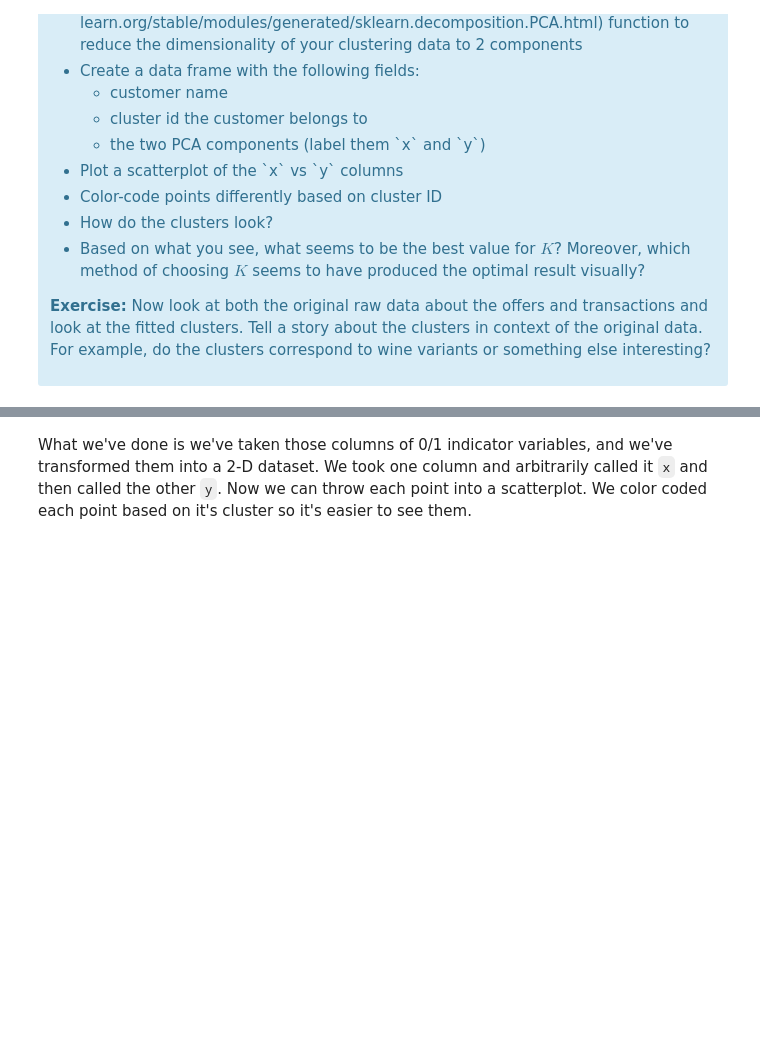
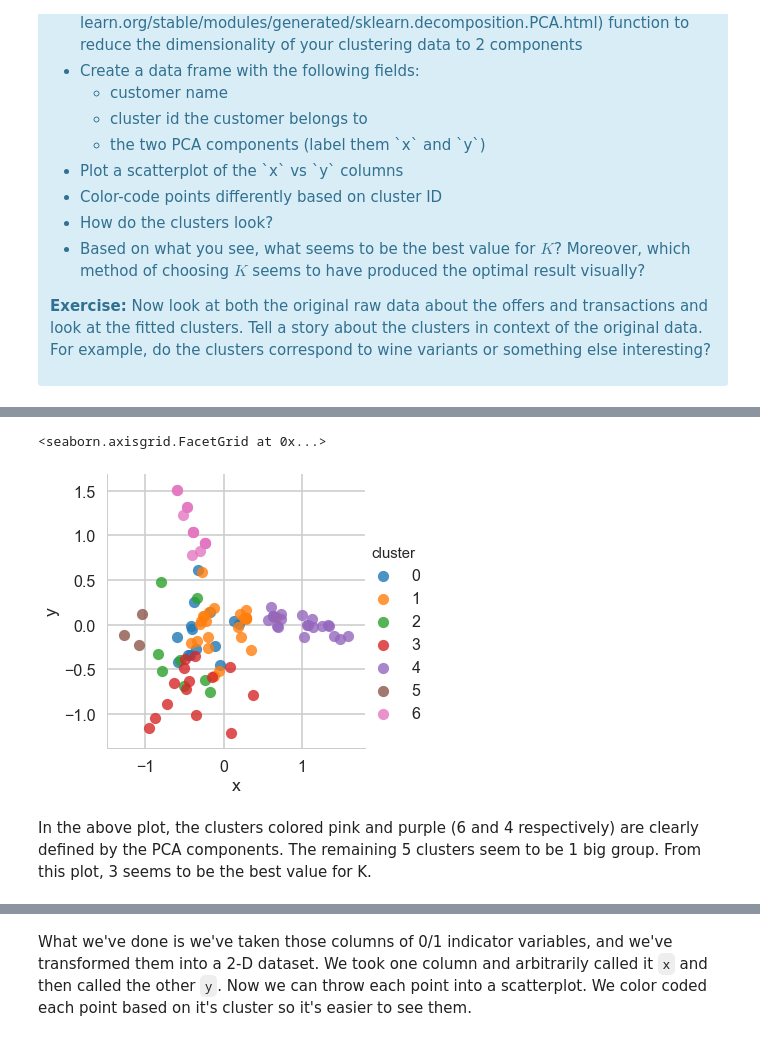
Before and after one commit to lakshv77/springboard, a Jupyter notebook: clustering/Mini_Project_Clustering.ipynb, the cells around one changed output, grey strips where cells are left out. Drawn from its saved outputs; the diff is of its cells as text; code cells hidden in the pictures; blank space fills up the shorter version.

Commit message:
Clustering project update

```diff
--- a/clustering/Mini_Project_Clustering.ipynb
+++ b/clustering/Mini_Project_Clustering.ipynb
@@ -339,0 +349,11 @@ This is only one use of PCA for dimension reduction. We can also use PCA when we
+# %%
+#your turn
+from sklearn.decomposition import PCA
+pca = PCA(n_components=2, random_state=0)
+
+customer_clusters = pd.DataFrame()
+customer_clusters['customer_name'] = customer_response.index
+customer_clusters['x'] = pca.fit_transform(x_cols)[:,0]
+customer_clusters['y'] = pca.fit_transform(x_cols)[:,1]
+customer_clusters['cluster'] = customer_response.cluster.values
+customer_clusters.head()
@@ -339,0 +367,7 @@ This is only one use of PCA for dimension reduction. We can also use PCA when we
+# %%
+sns.lmplot(x='x',y='y',hue='cluster',fit_reg=False,data=customer_clusters)
+# %% [output]
+<seaborn.axisgrid.FacetGrid at 0x...>
+[figure, added]
+# %% [markdown]
+In the above plot, the clusters colored pink and purple (6 and 4 respectively) are clearly defined by the PCA components. The remaining 5 clusters seem to be 1 big group. From this plot, 3 seems to be the best value for K.
```
Also changed, not shown: parts of 17 cells of this notebook.
